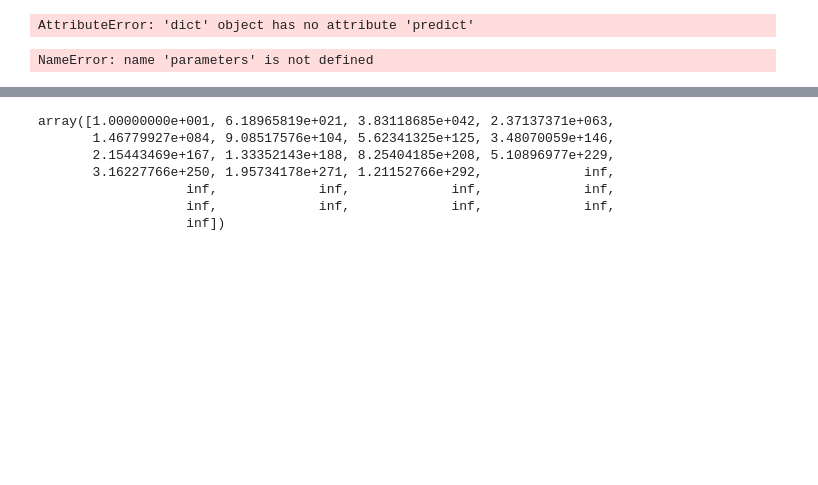
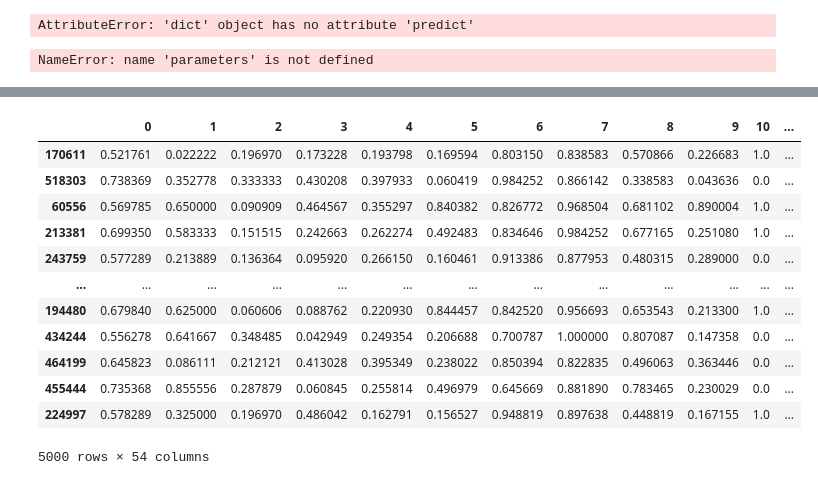
Before and after one commit to justintheyang/novelsearch_icml, a Jupyter notebook: ICML.ipynb, the cells around one changed output, grey strips where cells are left out. Cells and saved outputs as stored; diff of their text form; code cells hidden in the pictures; blank space fills up the shorter version.

```diff
--- a/ICML.ipynb
+++ b/ICML.ipynb
@@ -623,10 +554,16 @@ array([1.e-07, 1.e-06, 1.e-05, 1.e-04, 1.e-03, 1.e-02, 1.e-01, 1.e+00,
-# %%
-np.logspace(1,500,25)
-# %% [output]
-array([1.00000000e+001, 6.18965819e+021, 3.83118685e+042, 2.37137371e+063,
-       1.46779927e+084, 9.08517576e+104, 5.62341325e+125, 3.48070059e+146,
-       2.15443469e+167, 1.33352143e+188, 8.25404185e+208, 5.10896977e+229,
-       3.16227766e+250, 1.95734178e+271, 1.21152766e+292,             inf,
-                   inf,             inf,             inf,             inf,
-                   inf,             inf,             inf,             inf,
-                   inf])
+# %%
+X_train
+# %% [output]
+|  | 0 | 1 | 2 | 3 | 4 | 5 | 6 | 7 | 8 | 9 | 10 | ... |
+| 170611 | 0.521761 | 0.022222 | 0.196970 | 0.173228 | 0.193798 | 0.169594 | 0.803150 | 0.838583 | 0.570866 | 0.226683 | 1.0 | ... |
+| 518303 | 0.738369 | 0.352778 | 0.333333 | 0.430208 | 0.397933 | 0.060419 | 0.984252 | 0.866142 | 0.338583 | 0.043636 | 0.0 | ... |
+| 60556 | 0.569785 | 0.650000 | 0.090909 | 0.464567 | 0.355297 | 0.840382 | 0.826772 | 0.968504 | 0.681102 | 0.890004 | 1.0 | ... |
+| 213381 | 0.699350 | 0.583333 | 0.151515 | 0.242663 | 0.262274 | 0.492483 | 0.834646 | 0.984252 | 0.677165 | 0.251080 | 1.0 | ... |
+| 243759 | 0.577289 | 0.213889 | 0.136364 | 0.095920 | 0.266150 | 0.160461 | 0.913386 | 0.877953 | 0.480315 | 0.289000 | 0.0 | ... |
+| ... | ... | ... | ... | ... | ... | ... | ... | ... | ... | ... | ... | ... |
+| 194480 | 0.679840 | 0.625000 | 0.060606 | 0.088762 | 0.220930 | 0.844457 | 0.842520 | 0.956693 | 0.653543 | 0.213300 | 1.0 | ... |
+| 434244 | 0.556278 | 0.641667 | 0.348485 | 0.042949 | 0.249354 | 0.206688 | 0.700787 | 1.000000 | 0.807087 | 0.147358 | 0.0 | ... |
+| 464199 | 0.645823 | 0.086111 | 0.212121 | 0.413028 | 0.395349 | 0.238022 | 0.850394 | 0.822835 | 0.496063 | 0.363446 | 0.0 | ... |
+| 455444 | 0.735368 | 0.855556 | 0.287879 | 0.060845 | 0.255814 | 0.496979 | 0.645669 | 0.881890 | 0.783465 | 0.230029 | 0.0 | ... |
+| 224997 | 0.578289 | 0.325000 | 0.196970 | 0.486042 | 0.162791 | 0.156527 | 0.948819 | 0.897638 | 0.448819 | 0.167155 | 1.0 | ... |
+5000 rows × 54 columns
```
Also changed, not shown: parts of 23 cells of this notebook.
